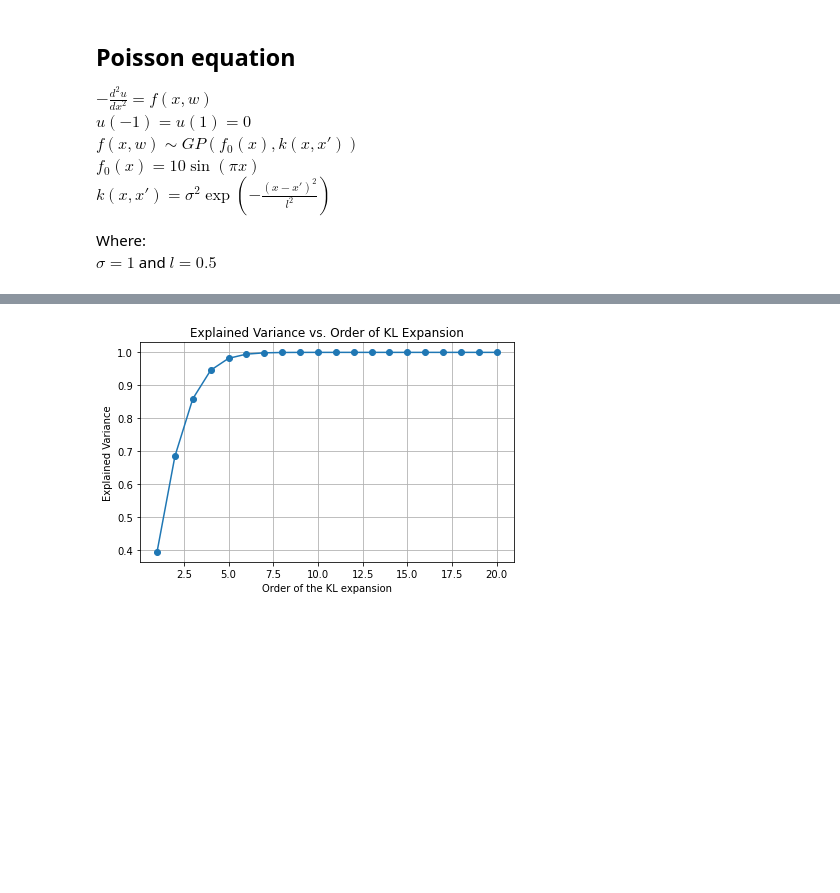
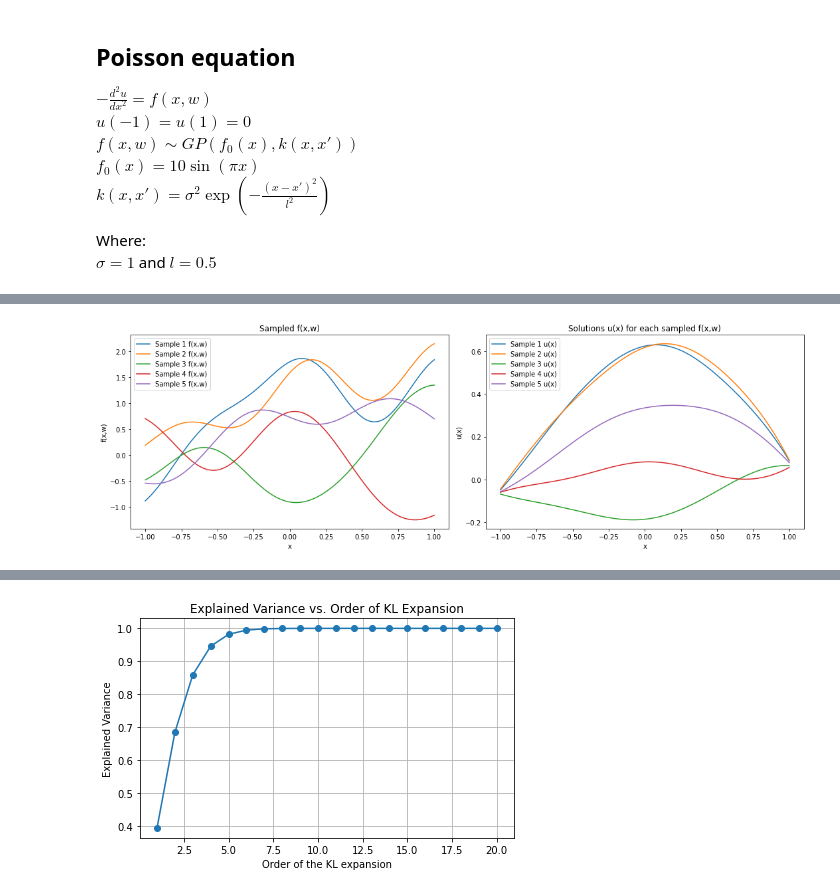
Before and after one commit to bonneted/pinn-cm, a Jupyter notebook: UQ/poisson_equation.ipynb, the cells around one changed output, grey strips where cells are left out. Saved outputs shown, nothing was run; the diff lists cells and outputs as text; code cells hidden in the pictures; blank space fills up the shorter version.

```diff
--- a/UQ/poisson_equation.ipynb
+++ b/UQ/poisson_equation.ipynb
@@ -128,0 +129,91 @@ plt.show()
+# %%
+n_points = 100
+x = np.linspace(-1, 1, n_points)
+dx = x[1] - x[0]
+
+np.random.seed(1)
+
+truncation_order = 6
+
+
+
+n_samples = 5
+
+xi_test = np.random.randn(n_samples, truncation_order)
+x = np.linspace(-1, 1, n_points)
+dx = x[1] - x[0]
+
+eigenvalues1, eigenvectors1 = KL_expansion(x, kernel, truncation_order)
+f_samples1 = [f_from_xi(xi, x, eigenvalues1, eigenvectors1, f0) for xi in xi_test]
+
+u_solutions = np.array([solve_poisson(f_sample, dx) for f_sample in f_samples1]) # Matrix of shape (n_samples, n_points)
+u_mean = f0(x)/np.pi**2
+
+
+plt.figure(figsize=(15, 5))
+
+# Left subplot for f(x,w)
+plt.subplot(1, 2, 1)
+for i in range(n_samples):
+    plt.plot(x, f_samples1[i]-f0(x), label=f"Sample {i+1} f(x,w)")
+plt.title("Sampled f(x,w)")
+plt.xlabel('x')
+plt.ylabel('f(x,w)')
+plt.legend()
+
+# Right subplot for u(x)
+plt.subplot(1, 2, 2)
+for i in range(n_samples):
+    plt.plot(x, u_solutions[i]-u_mean, label=f"Sample {i+1} u(x)")
+plt.title("Solutions u(x) for each sampled f(x,w)")
+plt.xlabel('x')
+plt.ylabel('u(x)')
+plt.legend()
+
+plt.tight_layout()
+
+
+
+
+
+
+n_points = 103
+x2 = np.linspace(-1, 1, n_points)
+dx2 = x2[1] - x2[0]
+
+eigenvalues2, eigenvectors2 = KL_expansion(x2, kernel, truncation_order)
+f_samples2 = [f_from_xi(xi, x2, eigenvalues2, eigenvectors2, f0) for xi in xi_test]
+
+u_solutions = np.array([solve_poisson(f_sample, dx2) for f_sample in f_samples2]) # Matrix of shape (n_samples, n_points)
+u_mean = f0(x2)/np.pi**2
+u_stoch = u_solutions - u_mean
+
+plt.figure(figsize=(15, 5))
+
+# Left subplot for f(x,w)
+plt.subplot(1, 2, 1)
+for i in range(n_samples):
+    plt.plot(x2, f_samples2[i]-f0(x2), label=f"Sample {i+1} f(x,w)")
+plt.title("Sampled f(x,w)")
+plt.xlabel('x')
+plt.ylabel('f(x,w)')
+plt.legend()
+
+# Right subplot for u(x)
+plt.subplot(1, 2, 2)
+for i in range(n_samples):
+    plt.plot(x2, u_solutions[i]-u_mean, label=f"Sample {i+1} u(x)")
+plt.title("Solutions u(x) for each sampled f(x,w)")
+plt.xlabel('x')
+plt.ylabel('u(x)')
+plt.legend()
+
+plt.tight_layout()
+
+print(eigenvalues1)
+print(eigenvalues2)
+fig, axs = plt.subplots(1,truncation_order,figsize=(20, 3))
+for i in range(truncation_order):
+    axs[i].plot(x,eigenvectors1[:,i]*np.sqrt(eigenvalues1[i]))
+    axs[i].plot(x2,eigenvectors2[:,i]*np.sqrt(eigenvalues2[i]))
+# %% [output]
@@ -128,0 +222 @@ plt.show()
+[figure, added]
```
Also changed, not shown: parts of 7 cells of this notebook.
